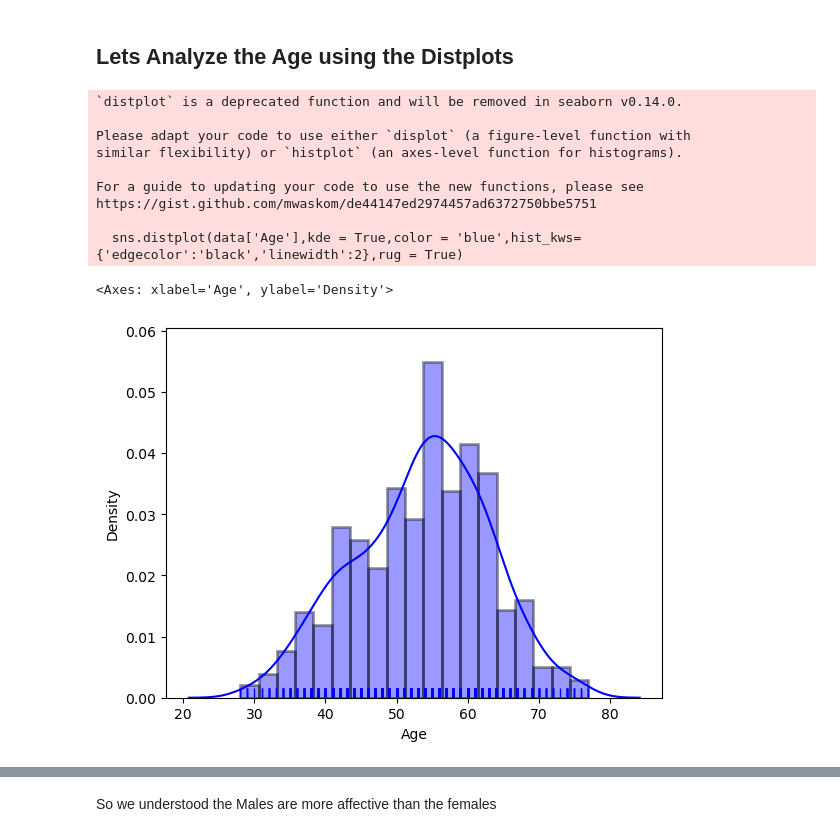
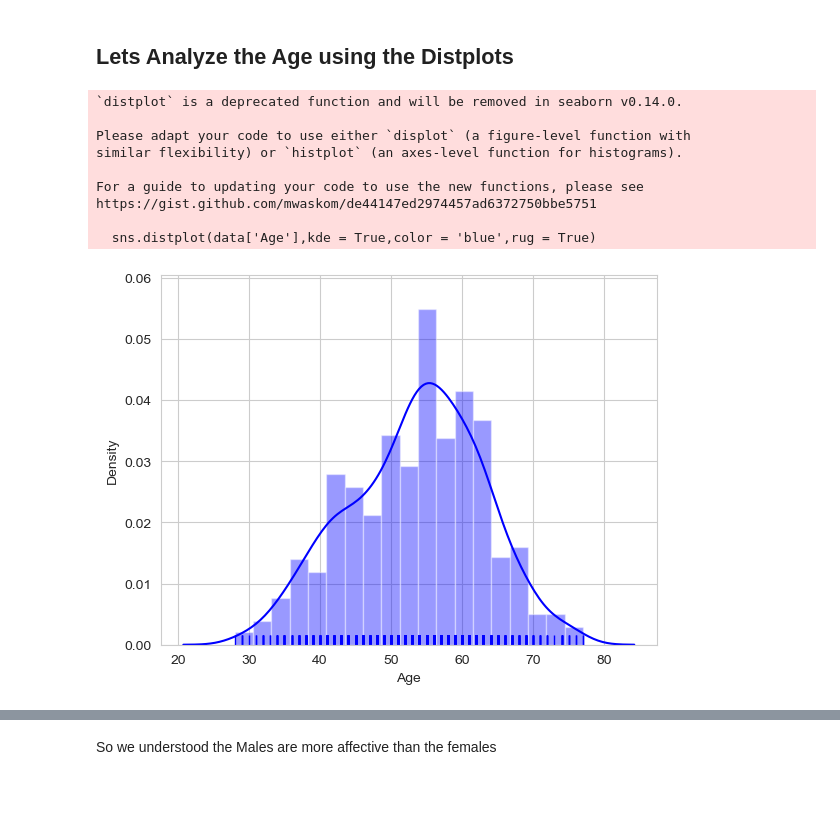
Before and after one commit to Vijay-112007/Data_Vis_Heart_Disease_Data, a Jupyter notebook: analysis.ipynb, the cells around one changed output, grey strips where cells are left out. Drawn from its saved outputs; the diff is of its cells as text; code cells hidden in the pictures; blank space fills up the shorter version.

```diff
--- a/analysis.ipynb
+++ b/analysis.ipynb
@@ -12,3 +12,10 @@ import matplotlib.pyplot as plt
+# %%
+# Configure plots to use light background
+plt.style.use('default')
+sns.set_style("whitegrid")
+sns.set_palette("deep")
+plt.rcParams['figure.facecolor'] = 'white'
+plt.rcParams['axes.facecolor'] = 'white'
 # %%
 data = pd.read_csv('heart.csv')
 # %%
@@ -86,19 +93,19 @@ dtype: int64
 # %% [markdown]
 ## Lets Analyze the Age using the Distplots
 # %%
-sns.distplot(data['Age'],kde = True,color = 'blue',hist_kws={'edgecolor':'black','linewidth':2},rug = True)
+sns.distplot(data['Age'],kde = True,color = 'blue',rug = True)
+plt.show()
 # %% [output]
 `distplot` is a deprecated function and will be removed in seaborn v0.14.0.
 
 Please adapt your code to use either `displot` (a figure-level function with
 similar flexibility) or `histplot` (an axes-level function for histograms).
 
 For a guide to updating your code to use the new functions, please see
 https://gist.github.com/mwaskom/de44147ed2974457ad6372750bbe5751
 
-  sns.distplot(data['Age'],kde = True,color = 'blue',hist_kws={'edgecolor':'black','linewidth':2},rug = True)
+  sns.distplot(data['Age'],kde = True,color = 'blue',rug = True)
-<Axes: xlabel='Age', ylabel='Density'>
-[figure, old version]
+[figure, new version]
 # %%
 #lets add the bins
 sns.distplot(data['Age'],bins = 5,hist_kws={'edgecolor':'black'})
```
Also changed, not shown: parts of 19 cells of this notebook.
